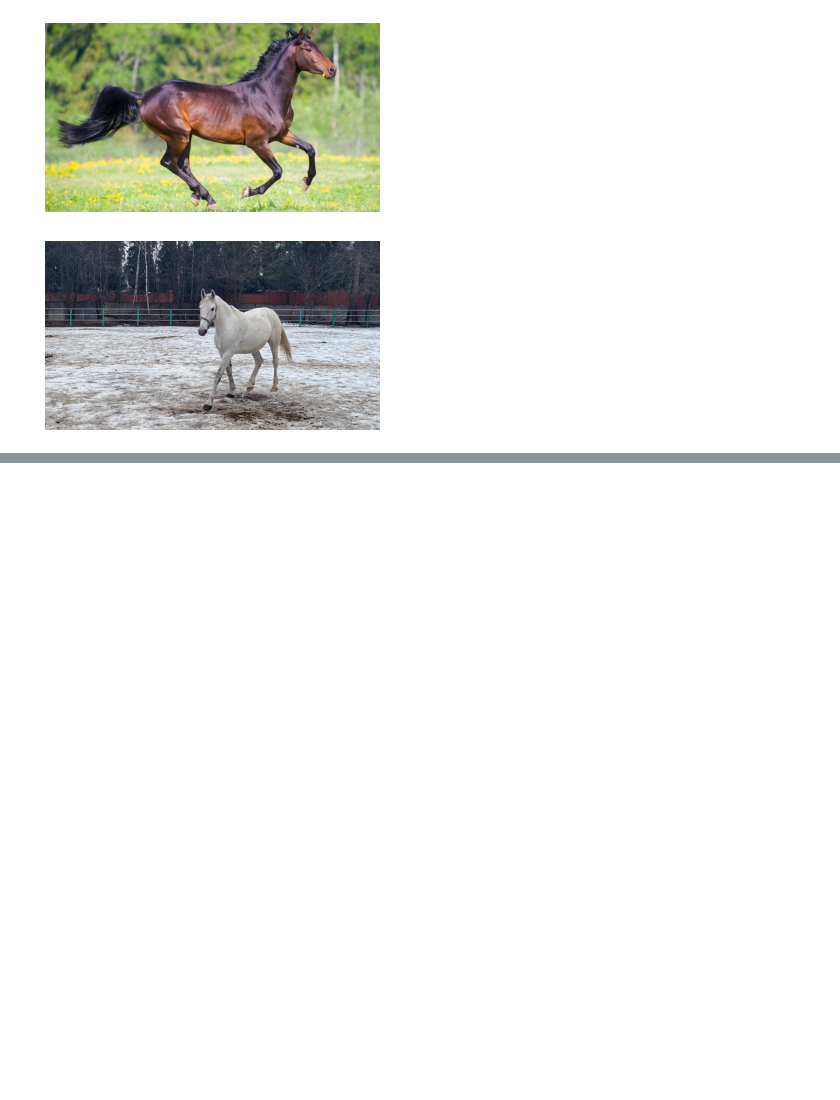
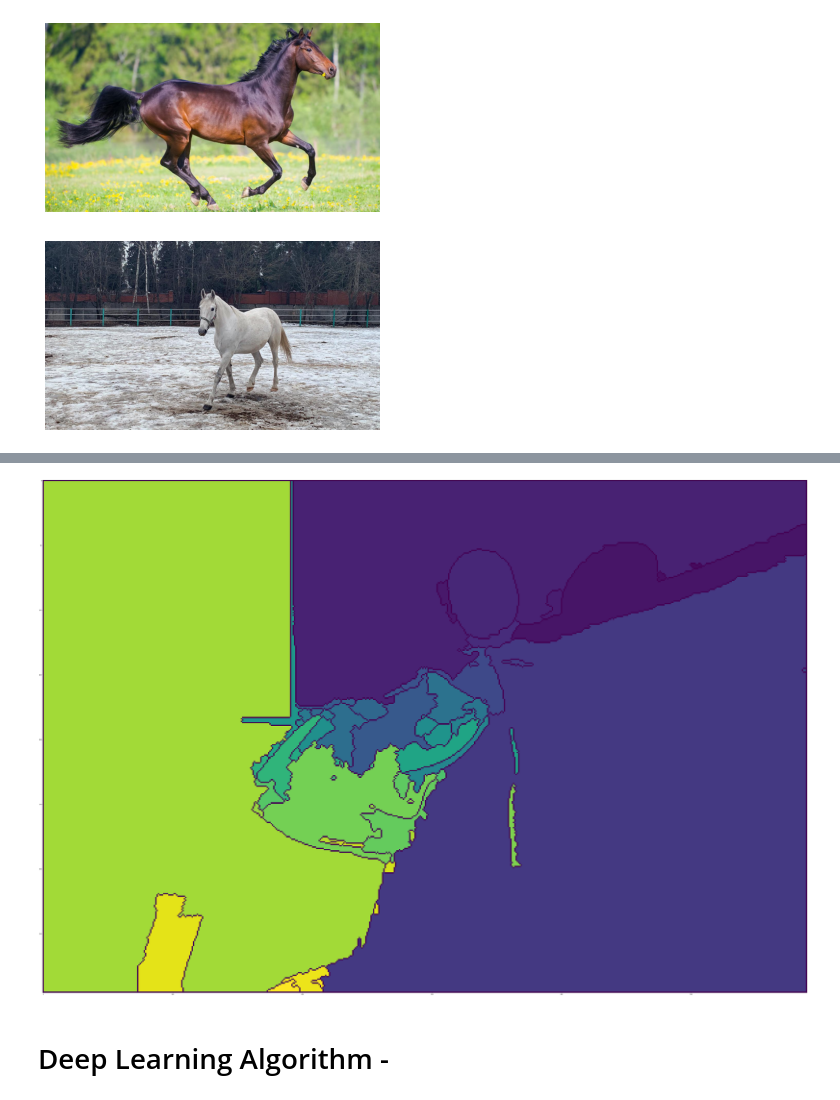
Before and after one commit to Adi-Yuval/Computer-Vision-HW, a Jupyter notebook: ee046746_hw2_classifiers_segmentation/code/ee046746_hw2_part1.ipynb, the cells around one changed output, grey strips where cells are left out. Drawn from its saved outputs; the diff is of its cells as text; code cells hidden in the pictures; blank space fills up the shorter version.

```diff
--- a/ee046746_hw2_classifiers_segmentation/code/ee046746_hw2_part1.ipynb
+++ b/ee046746_hw2_classifiers_segmentation/code/ee046746_hw2_part1.ipynb
@@ -58,0 +83,6 @@ error: OpenCV(4.5.1) D:/bld/libopencv_1617299095428/work/modules/imgproc/src/mor
+# %%
+plot_marked_image(frog2)
+# %% [output]
+[figure, added]
+# %% [markdown]
+# Deep Learning Algorithm -
```
Also changed, not shown: parts of 17 cells of this notebook.
